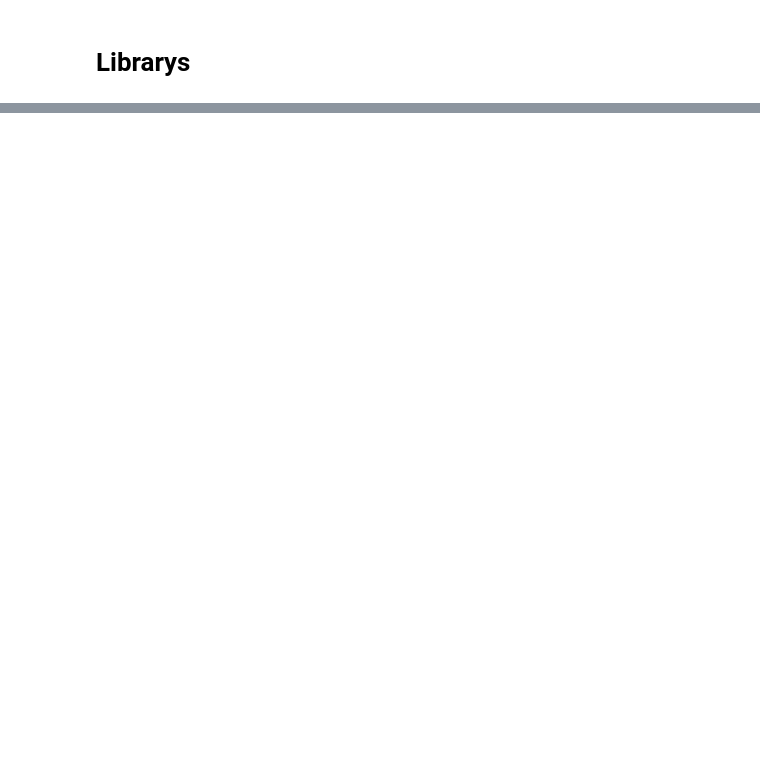
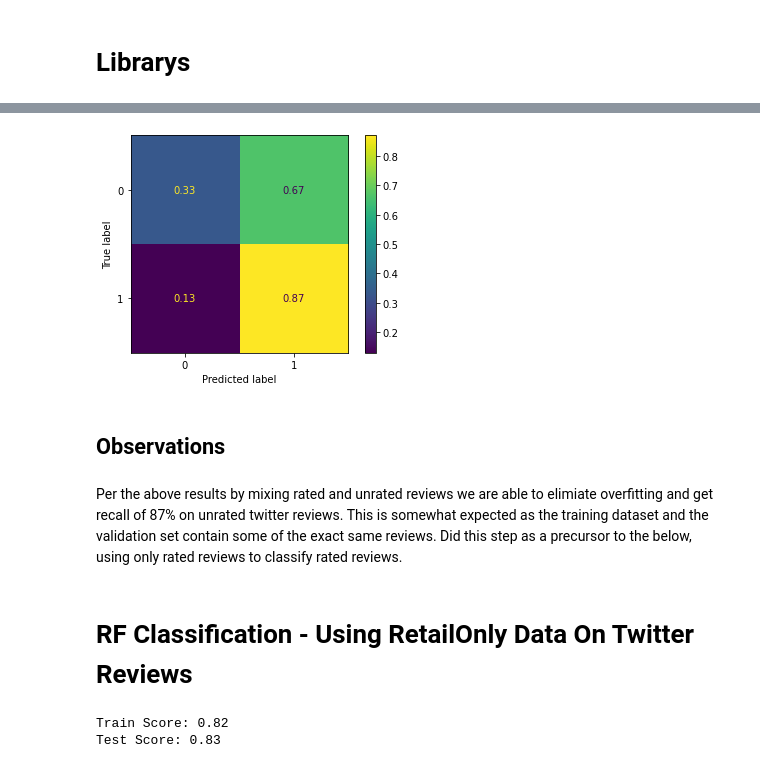
Before and after one commit to rgpihlstrom/NLP-Topic-Modeling, a Jupyter notebook: TextClassificationProductReviews.ipynb, the cells around one changed output, grey strips where cells are left out. Saved outputs shown, nothing was run; the diff lists cells and outputs as text; code cells hidden in the pictures; blank space fills up the shorter version.

```diff
--- a/TextClassificationProductReviews.ipynb
+++ b/TextClassificationProductReviews.ipynb
@@ -18,6 +12,0 @@ from imblearn.over_sampling import SMOTE
-# %%
-with open('df_reviews.pickle', 'rb') as f:
-    df_reviews = pickle.load(f)
-
-df_reviews_nonTwitter = df_reviews[df_reviews['Source']!='twitter']
-df_reviews_twitter = df_reviews[df_reviews['Source']=='twitter']
@@ -235,0 +27,6 @@ fig.show()
+# %%
+with open('./data/df_reviews.pickle', 'rb') as f:
+    df_reviews = pickle.load(f)
+
+df_reviews_nonTwitter = df_reviews[df_reviews['Source']!='twitter']
+df_reviews_twitter = df_reviews[df_reviews['Source']=='twitter']
@@ -235,0 +157,55 @@ fig.show()
+# %%
+clf = Rf_MixedReviewsModel.best_estimator_
+plot_confusion_matrix(clf, X_test_tfidf_Tw, y_test_Tw, normalize="true")
+plt.show()
+# %% [output]
+[figure, added]
+# %% [markdown]
+## Observations <a class="anchor" id="TrainValidationobs"></a>
+# %% [markdown]
+Per the above results by mixing rated and unrated reviews we are able to elimiate overfitting and get recall of 87% on unrated twitter reviews.   This is somewhat expected as the training dataset and the validation set contain some of the exact same reviews.  Did this step as a precursor to the below, using only rated reviews to classify rated reviews.
+# %% [markdown]
+# RF Classification - Using RetailOnly Data On Twitter Reviews <a class="anchor" id="TestTrain"></a>
+# %%
+X_train = df_reviews_nonTwitter['TextClean3']
+y_train = df_reviews_nonTwitter['Class']
+X_test = df_reviews_twitter['TextClean3']
+y_test_Tw1 = df_reviews_twitter['Class']
+
+# class_weights = compute_class_weight('balanced', classes = np.unique(y_train), y = np.ravel(y_train))
+# class_weights
+
+hyp_params_rf = [{
+'criterion': ['gini'],
+'max_depth': [1],
+'n_estimators': [500],
+'min_samples_split': [2],
+'min_samples_leaf':[500],
+'max_features': [.2],# 1
+'oob_score':[True],
+'bootstrap': [True],
+'random_state':[0],
+'class_weight':[{0:.58, 1:3.6}]
+}]
+
+
+vectorizer = TfidfVectorizer(norm='l1')
+
+X_train_tfidf = vectorizer.fit_transform(X_train) # remember to use the original X_train set
+X_test_tfidf_TW1 = vectorizer.transform(X_test) # remember to use the original X_train set
+
+estimator = RandomForestClassifier()
+gridF = GridSearchCV(estimator=estimator, param_grid=hyp_params_rf, scoring="recall",cv = 10, n_jobs = -1)
+
+
+Rf_RetailOnlyModel = gridF.fit(X_train_tfidf, y_train)
+
+modelscore_Train = round(Rf_RetailOnlyModel.score(X_train_tfidf, y_train),2)
+modelscore_Test = round(Rf_RetailOnlyModel.score(X_test_tfidf_TW1, y_test_Tw1),2)
+
+print(f'Train Score: {modelscore_Train}')
+print(f'Test Score: {modelscore_Test}')
+# print("Best Parameters: \n{}\n".format(bestF.best_params_))
+# %% [output]
+Train Score: 0.82
+Test Score: 0.83
```
Also changed, not shown: parts of 33 cells of this notebook, 12 other files.
